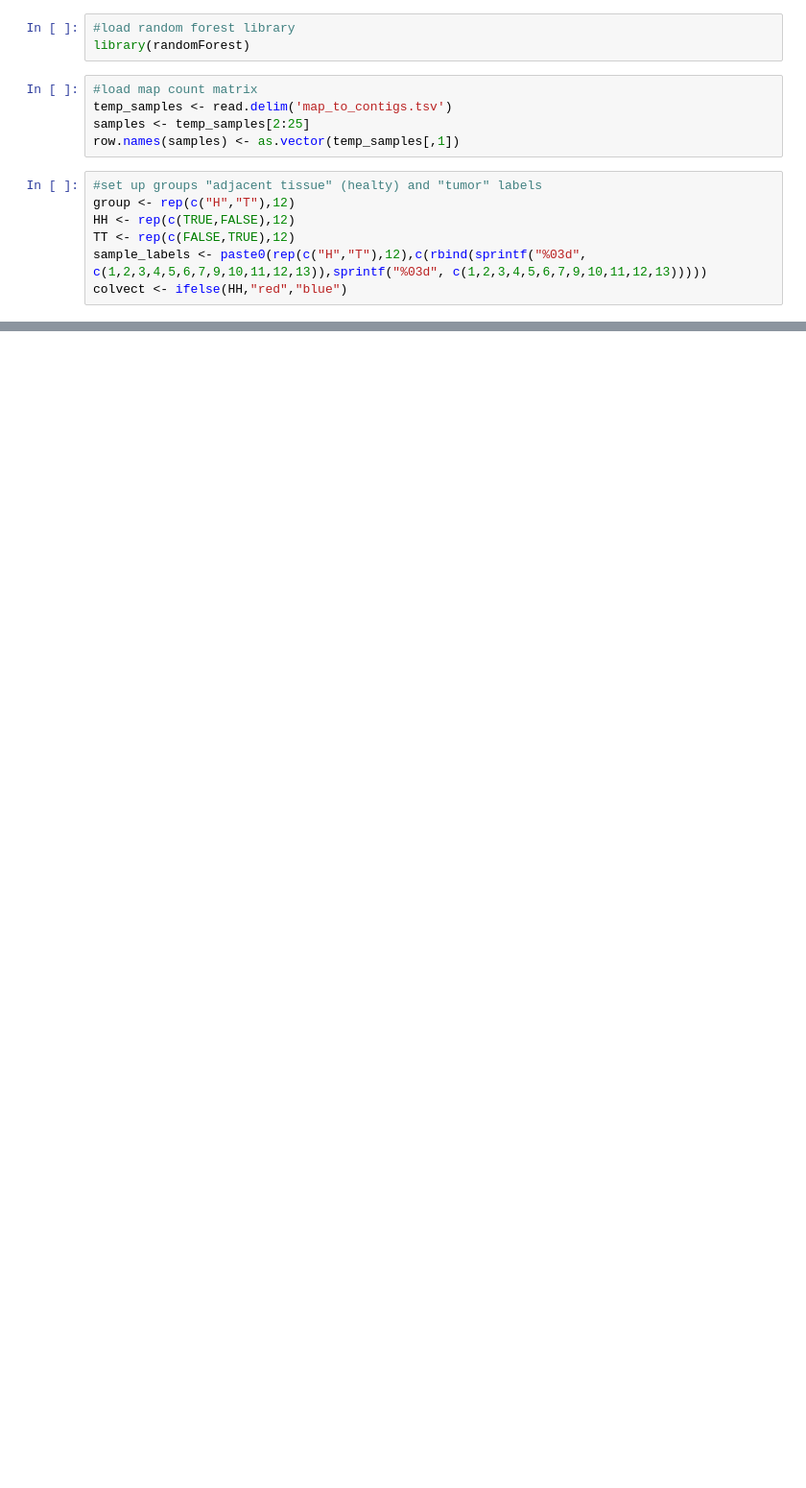
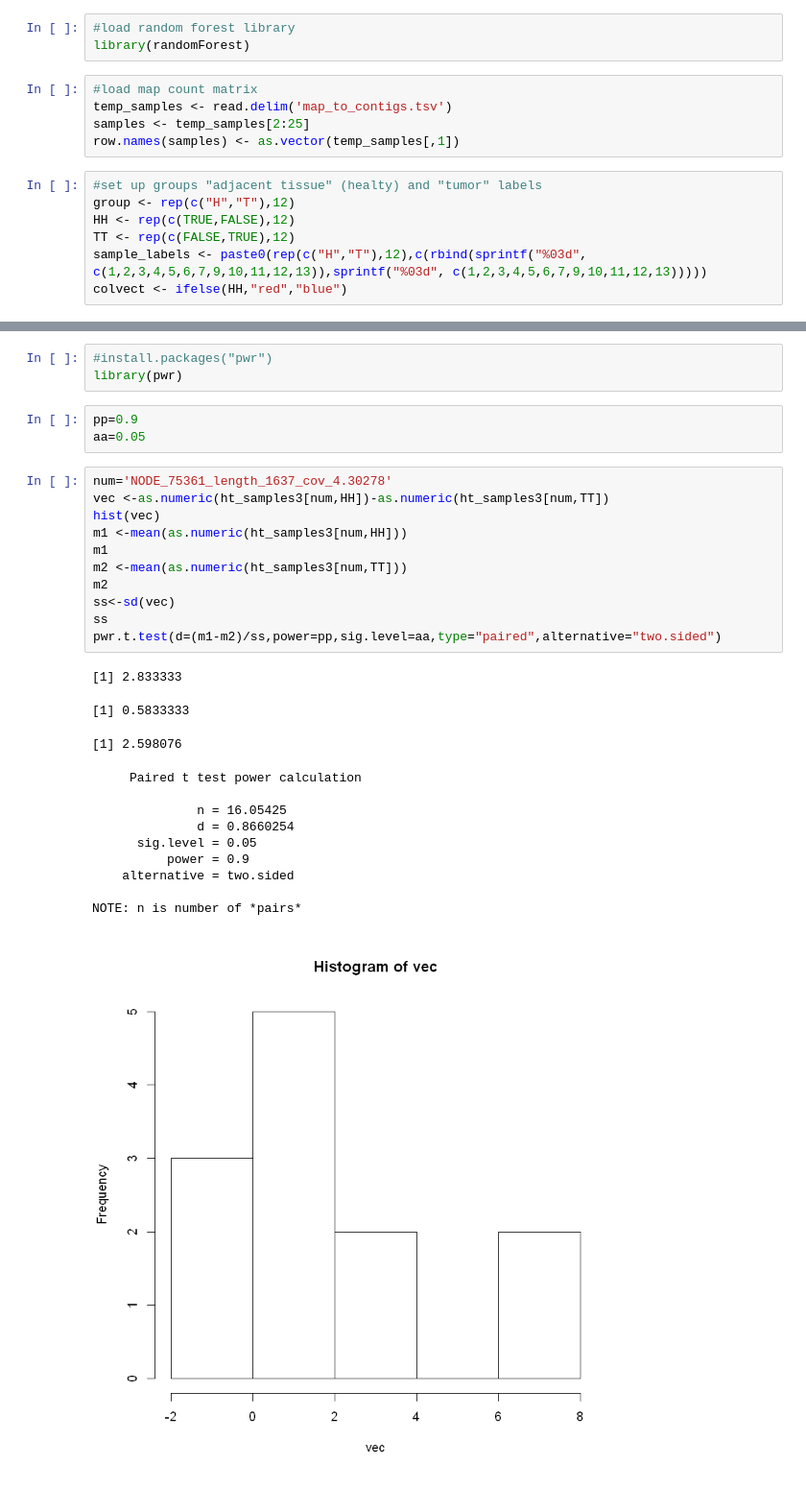
Before and after one commit to Adrian-Cantu/git-presentations, a Jupyter notebook: HvsT_rf.ipynb, the cells around one changed output, grey strips where cells are left out. Shown at 96% size. Saved outputs shown, nothing was run; the diff lists cells and outputs as text; blank space fills up the shorter version.

Commit message:
power for rf

```diff
--- a/HvsT_rf.ipynb
+++ b/HvsT_rf.ipynb
@@ -87,0 +71,31 @@ ht_samples3
+# %%
+#install.packages("pwr")
+library(pwr)
+# %%
+pp=0.9
+aa=0.05
+# %%
+num='NODE_75361_length_1637_cov_4.30278'
+vec <-as.numeric(ht_samples3[num,HH])-as.numeric(ht_samples3[num,TT])
+hist(vec)
+m1 <-mean(as.numeric(ht_samples3[num,HH]))
+m1
+m2 <-mean(as.numeric(ht_samples3[num,TT]))
+m2
+ss<-sd(vec)
+ss
+pwr.t.test(d=(m1-m2)/ss,power=pp,sig.level=aa,type="paired",alternative="two.sided")
+# %% [output]
+[1] 2.833333
+[1] 0.5833333
+[1] 2.598076
+     Paired t test power calculation
+
+              n = 16.05425
+              d = 0.8660254
+      sig.level = 0.05
+          power = 0.9
+    alternative = two.sided
+
+NOTE: n is number of *pairs*
+[figure, added]
```
Also changed, not shown: parts of 8 cells of this notebook, 1 other file.
